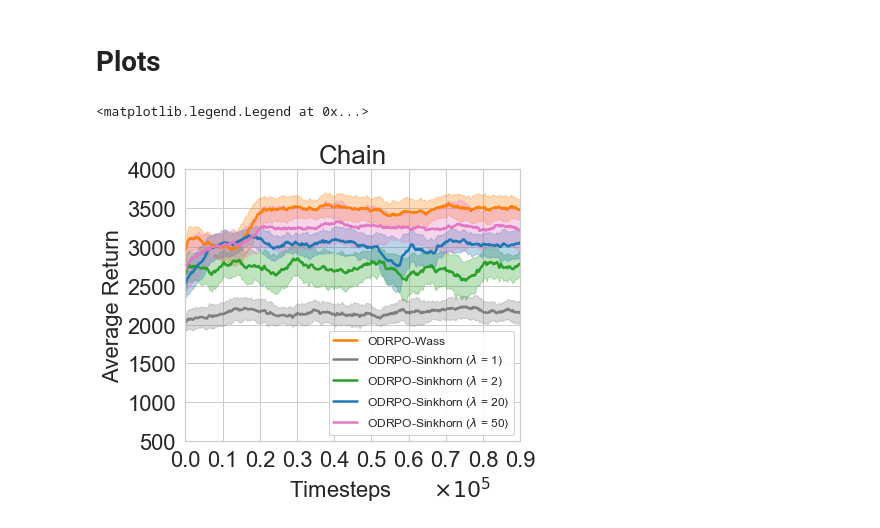
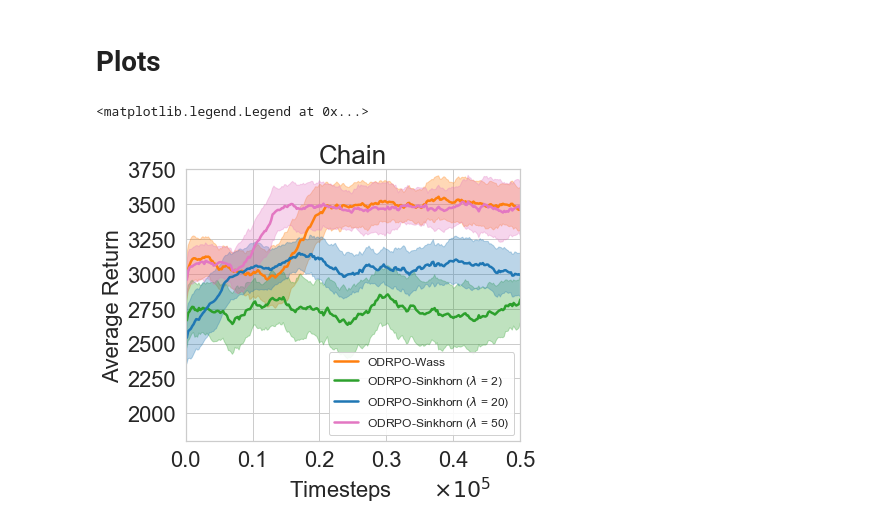
Before and after one commit to kadysongbb/efficient-wpo, a Jupyter notebook: tabular/view_training_tabular_sinkhorn.ipynb, the cells around one changed output. Cells and saved outputs as stored; diff of their text form; code cells hidden in the pictures.

```diff
--- a/tabular/view_training_tabular_sinkhorn.ipynb
+++ b/tabular/view_training_tabular_sinkhorn.ipynb
@@ -80,8 +80,6 @@ def df_plot(dfs, x, y, isTaxi, isChain, isCliff, ylim=None, xlim=None, legend_lo
             name = name.split('_')[1]
             if 'Wass' in name:
                 name = 'ODRPO-Wass'
-            elif 'Sinkhorn1' in name:
-                name = 'ODRPO-Sinkhorn ($\lambda$ = 1)'
             elif 'Sinkhorn20' in name:
                 name = 'ODRPO-Sinkhorn ($\lambda$ = 20)'
             elif 'Sinkhorn50' in name:
@@ -100,9 +98,6 @@ def df_plot(dfs, x, y, isTaxi, isChain, isCliff, ylim=None, xlim=None, legend_lo
     if name == 'ODRPO-Wass':
         plt.plot(x_val[0:len(moving_average[0])]*timesteps_per_eps_wass/100000, moving_average[0], linewidth = 2.5, label=name, color = 'tab:orange')
         plt.fill_between(x_val[0:len(moving_average[0])]*timesteps_per_eps_wass/100000, moving_average[1], moving_average[2], alpha=0.3, color = 'tab:orange')
-    if name == 'ODRPO-Sinkhorn ($\lambda$ = 1)':
-        plt.plot(x_val[0:len(moving_average[0])]*timesteps_per_eps/100000, moving_average[0], linewidth = 2.5, label=name, color = 'tab:grey')
-        plt.fill_between(x_val[0:len(moving_average[0])]*timesteps_per_eps/100000, moving_average[1], moving_average[2], alpha=0.3, color = 'tab:grey')
     if name == 'ODRPO-Sinkhorn ($\lambda$ = 20)':
         plt.plot(x_val[0:len(moving_average[0])]*timesteps_per_eps/100000, moving_average[0], linewidth = 2.5, label=name, color = 'tab:blue')
         plt.fill_between(x_val[0:len(moving_average[0])]*timesteps_per_eps/100000, moving_average[1], moving_average[2], alpha=0.3, color = 'tab:blue')
@@ -263,29 +252,30 @@ def find_baseline_moving_avg(file_list, window_size):
         return smoothed_avg, smoothed_avg-smoothed_std, smoothed_avg+smoothed_std
 # %%
 if isTaxi:
-    xlim = 3
-    df_plot(wass_data, '_Episode', ['_AvgRewardSum'], isTaxi, isChain, isCliff, [-850,0], [0,3])
-    df_plot(sink1_data, '_Episode', ['_AvgRewardSum'], isTaxi, isChain, isCliff, [-850,0], [0,3])
-    df_plot(sink2_data, '_Episode', ['_AvgRewardSum'], isTaxi, isChain, isCliff, [-850,0], [0,3])
-    df_plot(sink3_data, '_Episode', ['_AvgRewardSum'], isTaxi, isChain, isCliff, [-850,0], [0,3])
-    df_plot(sink5_data, '_Episode', ['_AvgRewardSum'], isTaxi, isChain, isCliff, [-850,0], [0,3])
+    xlim = 2.5
+    ylim = -650
+    df_plot(wass_data, '_Episode', ['_AvgRewardSum'], isTaxi, isChain, isCliff, [ylim,0], [0,xlim])
+    df_plot(sink2_data, '_Episode', ['_AvgRewardSum'], isTaxi, isChain, isCliff, [ylim,0], [0,xlim])
+    df_plot(sink3_data, '_Episode', ['_AvgRewardSum'], isTaxi, isChain, isCliff, [ylim,0], [0,xlim])
+    df_plot(sink5_data, '_Episode', ['_AvgRewardSum'], isTaxi, isChain, isCliff, [ylim,0], [0,xlim])
 if isChain:
-    xlim = 6
-    df_plot(wass_data, '_Episode', ['_AvgRewardSum'], isTaxi, isChain, isCliff, [500,4000], [0, 0.9])
-    df_plot(sink1_data, '_Episode', ['_AvgRewardSum'], isTaxi, isChain, isCliff, [500,4000], [0, 0.9])
-    df_plot(sink2_data, '_Episode', ['_AvgRewardSum'], isTaxi, isChain, isCliff, [500,4000], [0, 0.9])
-    df_plot(sink20_data, '_Episode', ['_AvgRewardSum'], isTaxi, isChain, isCliff, [500,4000], [0, 0.9])
-    df_plot(sink50_data, '_Episode', ['_AvgRewardSum'], isTaxi, isChain, isCliff, [500,4000], [0, 0.9])
+    ylim = 1800
+    xlim = 0.5
+    df_plot(wass_data, '_Episode', ['_AvgRewardSum'], isTaxi, isChain, isCliff, [ylim,3750], [0,xlim])
+    df_plot(sink1_data, '_Episode', ['_AvgRewardSum'], isTaxi, isChain, isCliff, [ylim,3750], [0,xlim])
+    df_plot(sink2_data, '_Episode', ['_AvgRewardSum'], isTaxi, isChain, isCliff, [ylim,3750], [0,xlim])
+    df_plot(sink20_data, '_Episode', ['_AvgRewardSum'], isTaxi, isChain, isCliff, [ylim,3750], [0,xlim])
+    df_plot(sink50_data, '_Episode', ['_AvgRewardSum'], isTaxi, isChain, isCliff, [ylim,3750], [0,xlim])
 if isCliff:
     xlim = 0.3
     df_plot(wass_data, '_Episode', ['_AvgRewardSum'], isTaxi, isChain, isCliff, [-3000,100], [0,0.3])
 
 plt.rcParams["legend.framealpha"] = 0.9
 
 if isTaxi:
     plt.rcParams["legend.framealpha"] = 0.5
 
-plt.legend(fontsize=12, loc='lower right')
+plt.legend(fontsize= 12, loc='lower right')
 # %% [output]
 <matplotlib.legend.Legend at 0x...>
-[figure, old version]
+[figure, new version]
```
Also changed, not shown: parts of 1 cell of this notebook, 4 other files.
